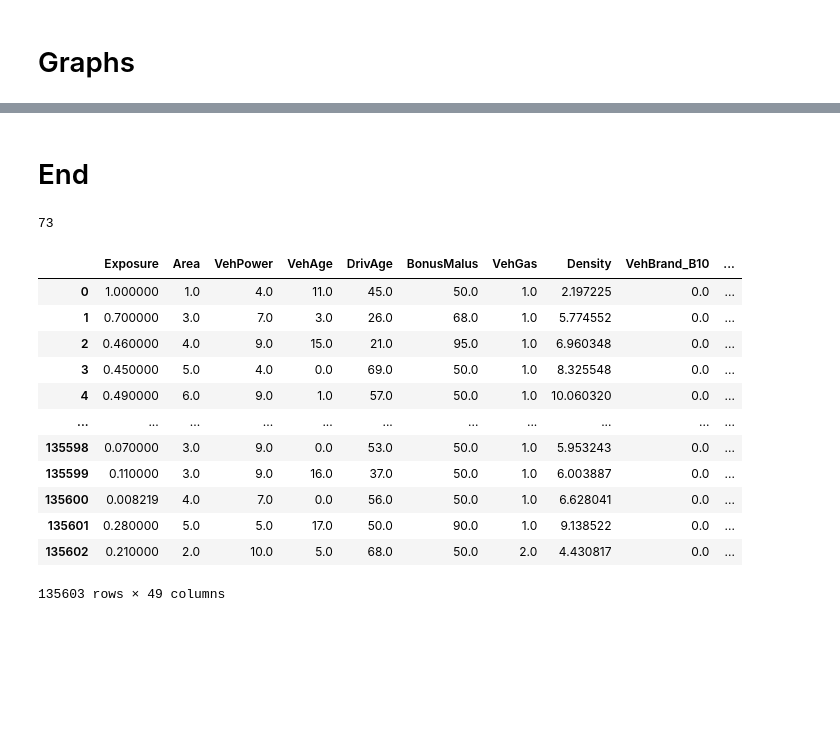
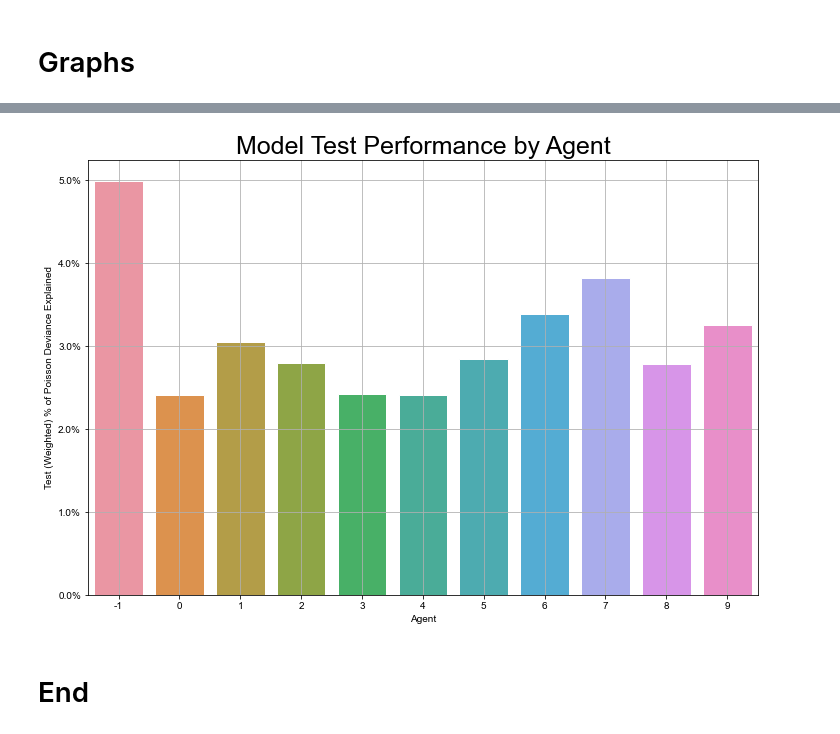
Before and after one commit to mw281685/IFoA-FL-WP, a Jupyter notebook: code/federated_learing_notebook_skorch n_jobs_ps_v8.4_graph.ipynb, the cells around one changed output, grey strips where cells are left out. Drawn from its saved outputs; the diff is of its cells as text; code cells hidden in the pictures; blank space fills up the shorter version.

```diff
--- a/code/federated_learing_notebook_skorch n_jobs_ps_v8.4_graph.ipynb
+++ b/code/federated_learing_notebook_skorch n_jobs_ps_v8.4_graph.ipynb
@@ -371,22 +459,20 @@ for i in ['Area', 'VehPower', 'VehAge', 'DrivAge', 'BonusMalus', 'VehGas', 'Dens
+# %%
+fig, ax = plt.subplots(figsize=(12,8))
+
+sns.set_style('white')
+
+ax=sns.barplot(x='agent', y='test_weighted_pde',
+               data=top_results_df[['agent', 'test_weighted_pde']])
+plt.title('Model Test Performance by Agent', fontsize=25)
+
+plt.xticks(fontsize=10)
+plt.ylabel('Test (Weighted) % of Poisson Deviance Explained', fontsize=10)
+plt.xlabel('Agent', fontsize=10)
+plt.yticks(fontsize=10)
+ax.yaxis.set_major_formatter(mtick.PercentFormatter(1))
+ax.grid(True)
+plt.show()
+# %% [output]
+[figure, added]
 # %% [markdown]
 # End
-# %%
-len(df_test['DrivAge'].unique())
-# %% [output]
-73
-# %%
-df_test
-# %% [output]
-|  | Exposure | Area | VehPower | VehAge | DrivAge | BonusMalus | VehGas | Density | VehBrand_B10 | ... |
-| 0 | 1.000000 | 1.0 | 4.0 | 11.0 | 45.0 | 50.0 | 1.0 | 2.197225 | 0.0 | ... |
-| 1 | 0.700000 | 3.0 | 7.0 | 3.0 | 26.0 | 68.0 | 1.0 | 5.774552 | 0.0 | ... |
-| 2 | 0.460000 | 4.0 | 9.0 | 15.0 | 21.0 | 95.0 | 1.0 | 6.960348 | 0.0 | ... |
-| 3 | 0.450000 | 5.0 | 4.0 | 0.0 | 69.0 | 50.0 | 1.0 | 8.325548 | 0.0 | ... |
-| 4 | 0.490000 | 6.0 | 9.0 | 1.0 | 57.0 | 50.0 | 1.0 | 10.060320 | 0.0 | ... |
-| ... | ... | ... | ... | ... | ... | ... | ... | ... | ... | ... |
-| 135598 | 0.070000 | 3.0 | 9.0 | 0.0 | 53.0 | 50.0 | 1.0 | 5.953243 | 0.0 | ... |
-| 135599 | 0.110000 | 3.0 | 9.0 | 16.0 | 37.0 | 50.0 | 1.0 | 6.003887 | 0.0 | ... |
-| 135600 | 0.008219 | 4.0 | 7.0 | 0.0 | 56.0 | 50.0 | 1.0 | 6.628041 | 0.0 | ... |
-| 135601 | 0.280000 | 5.0 | 5.0 | 17.0 | 50.0 | 90.0 | 1.0 | 9.138522 | 0.0 | ... |
-| 135602 | 0.210000 | 2.0 | 10.0 | 5.0 | 68.0 | 50.0 | 2.0 | 4.430817 | 0.0 | ... |
-135603 rows × 49 columns
```
Also changed, not shown: parts of 27 cells of this notebook.
